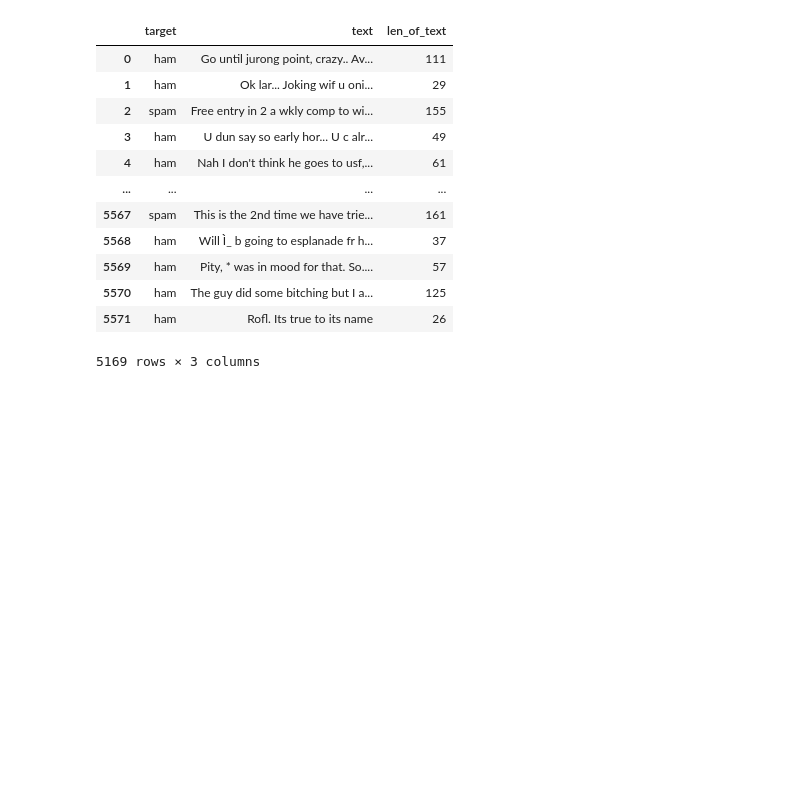
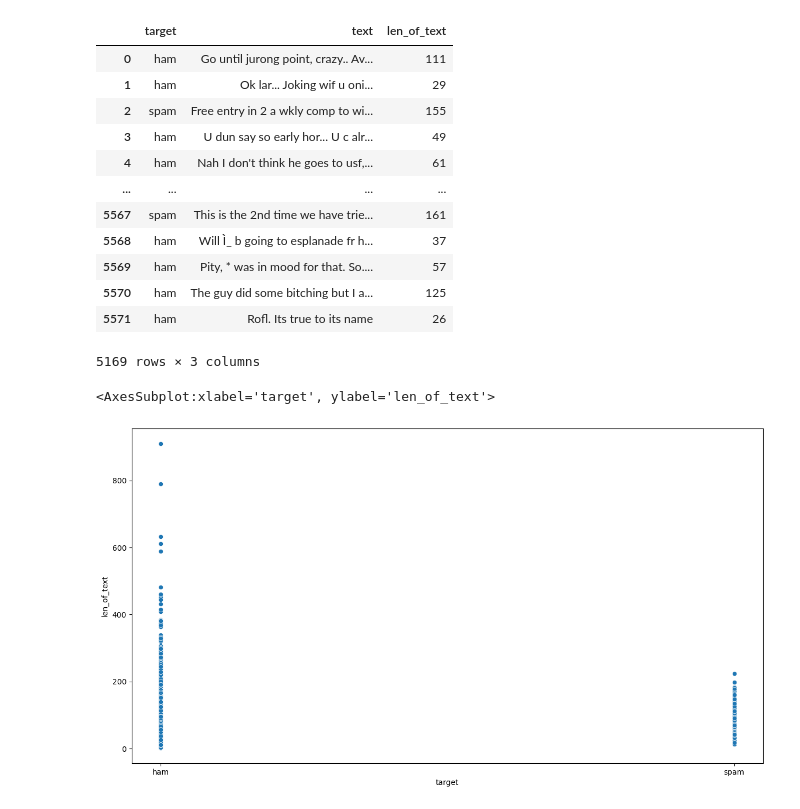
Before and after one commit to MaukanMir/SMS-Spam-Analysis, a Jupyter notebook: training.ipynb, the cells around one changed output. Cells and saved outputs as stored; diff of their text form; code cells hidden in the pictures; blank space fills up the shorter version.

```diff
--- a/training.ipynb
+++ b/training.ipynb
@@ -262,3 +262,9 @@ df
 | 5570 | ham | The guy did some bitching but I a... | 125 |
 | 5571 | ham | Rofl. Its true to its name | 26 |
 5169 rows × 3 columns
+# %%
+plt.figure(figsize=(15, 8))
+sns.scatterplot(data=df, x='target', y='len_of_text')
+# %% [output]
+<AxesSubplot:xlabel='target', ylabel='len_of_text'>
+[figure, added]
```
